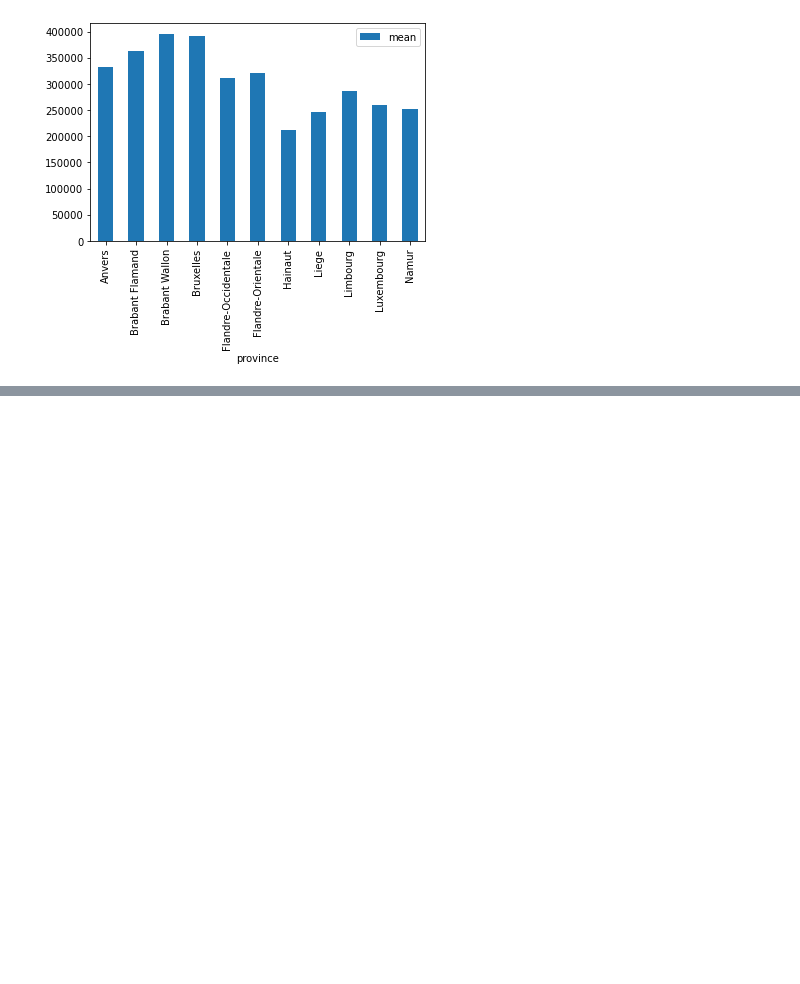
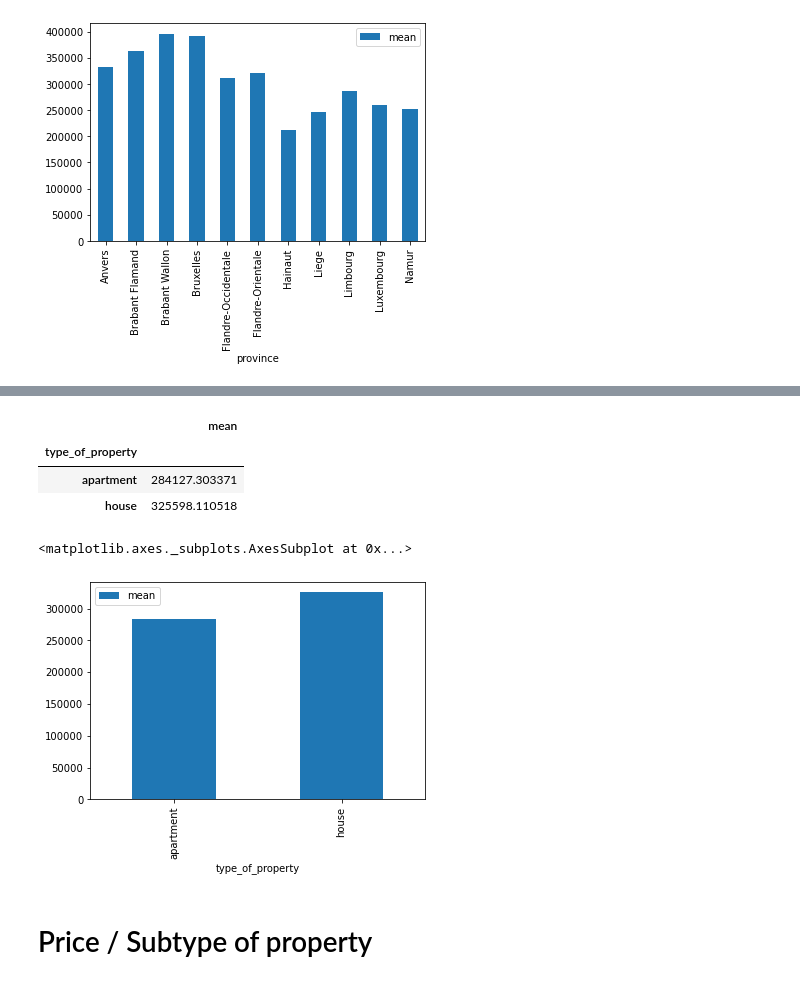
Before and after one commit to Demesmaeker/Immo_data_analysis, a Jupyter notebook: Price_Variable.ipynb, the cells around one changed output, grey strips where cells are left out. Drawn from its saved outputs; the diff is of its cells as text; code cells hidden in the pictures; blank space fills up the shorter version.

Commit message:
price variable almost done

```diff
--- a/Price_Variable.ipynb
+++ b/Price_Variable.ipynb
@@ -81,0 +84,2 @@ province_price.plot.bar(x = "province", y = "mean")
+# %%
+price_type_of_property = clean(df)
@@ -81,0 +113,18 @@ province_price.plot.bar(x = "province", y = "mean")
+# %%
+type_of_property_price = price_type_of_property.groupby("type_of_property").price.agg(["mean"])
+# %%
+type_of_property_price
+# %% [output]
+|  | mean |
+| type_of_property |  |
+| apartment | 284127.303371 |
+| house | 325598.110518 |
+# %%
+type_of_property_price.reset_index(level=0, inplace=True)
+# %%
+type_of_property_price.plot.bar(x = "type_of_property", y = "mean")
+# %% [output]
+<matplotlib.axes._subplots.AxesSubplot at 0x...>
+[figure, added]
+# %% [markdown]
+# Price / Subtype of property
```
Also changed, not shown: parts of 74 cells of this notebook.
